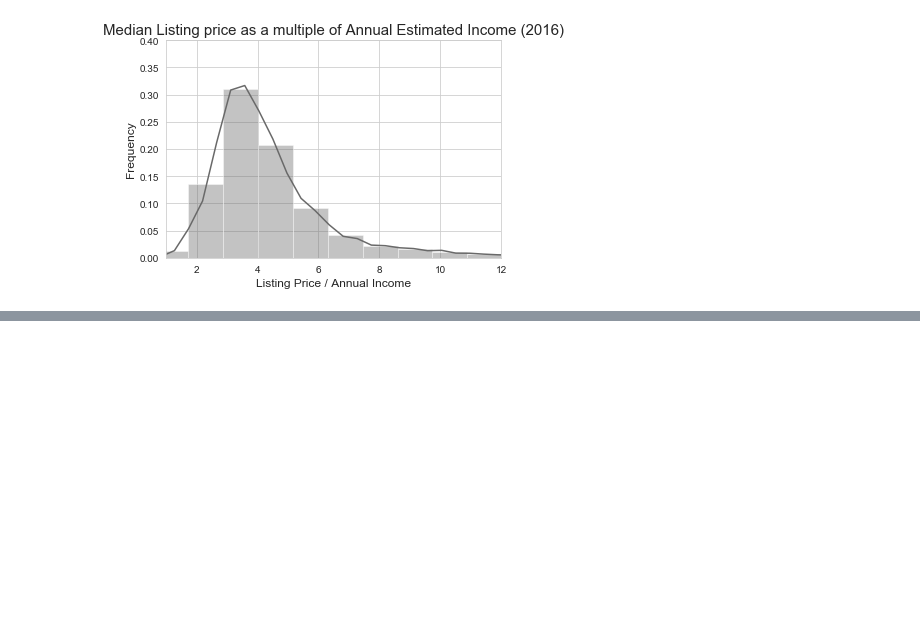
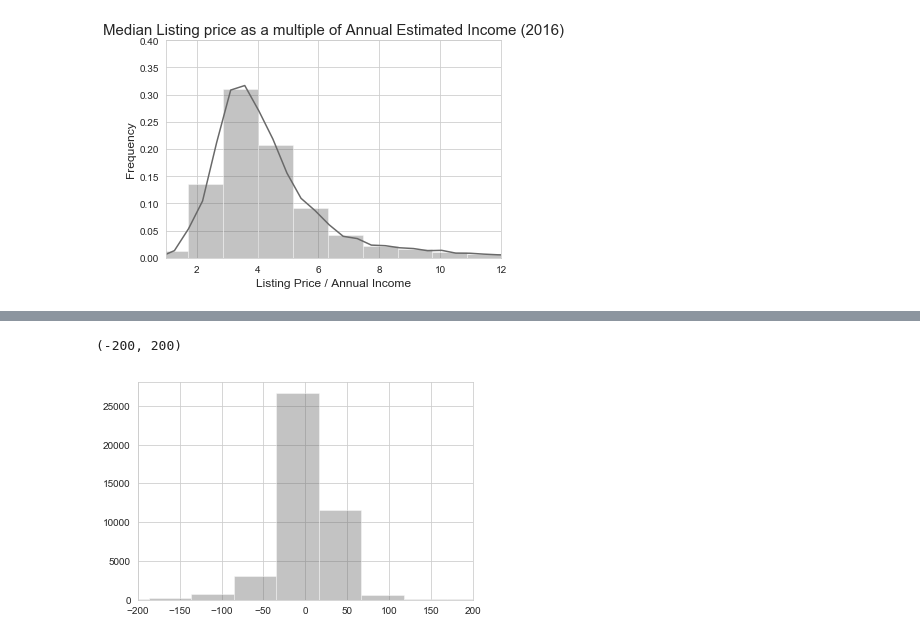
Before and after one commit to francoe/project_3, a Jupyter notebook: EDA_EF.ipynb, the cells around one changed output, grey strips where cells are left out. Saved outputs shown, nothing was run; the diff lists cells and outputs as text; code cells hidden in the pictures; blank space fills up the shorter version.

```diff
--- a/EDA_EF.ipynb
+++ b/EDA_EF.ipynb
@@ -128,0 +140,13 @@ plt.show()
+# %%
+error = model_output['Prediction']-model_output['Actual']
+error = error/1000
+_ = model_output['Actual']/1000
+pct_error = error/_
+# %%
+sns.distplot(error, kde = False, hist = True, color = '#696969')
+
+
+plt.xlim(-200,200)
+# %% [output]
+(-200, 200)
+[figure, added]
```
Also changed, not shown: parts of 6 cells of this notebook, 3 other files.
